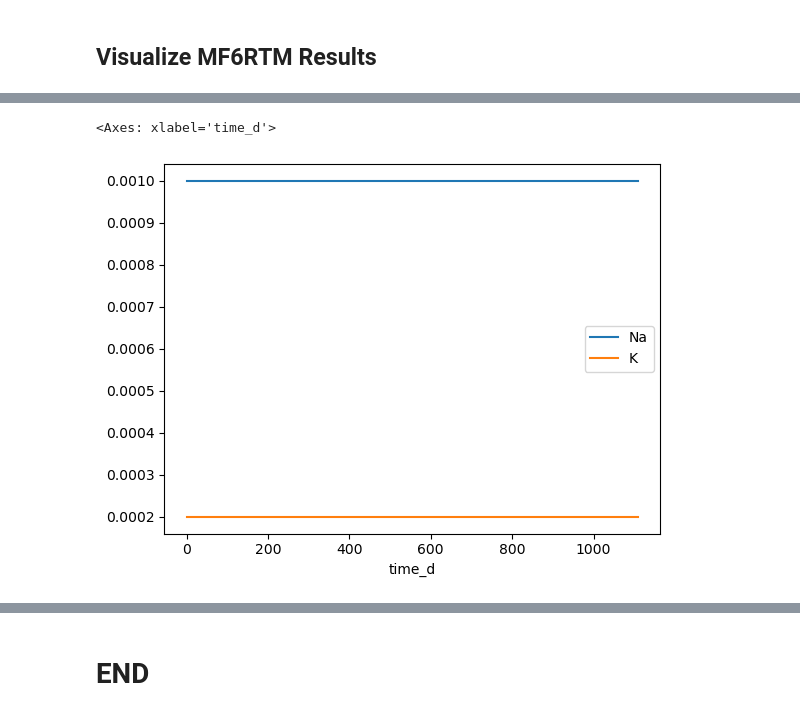
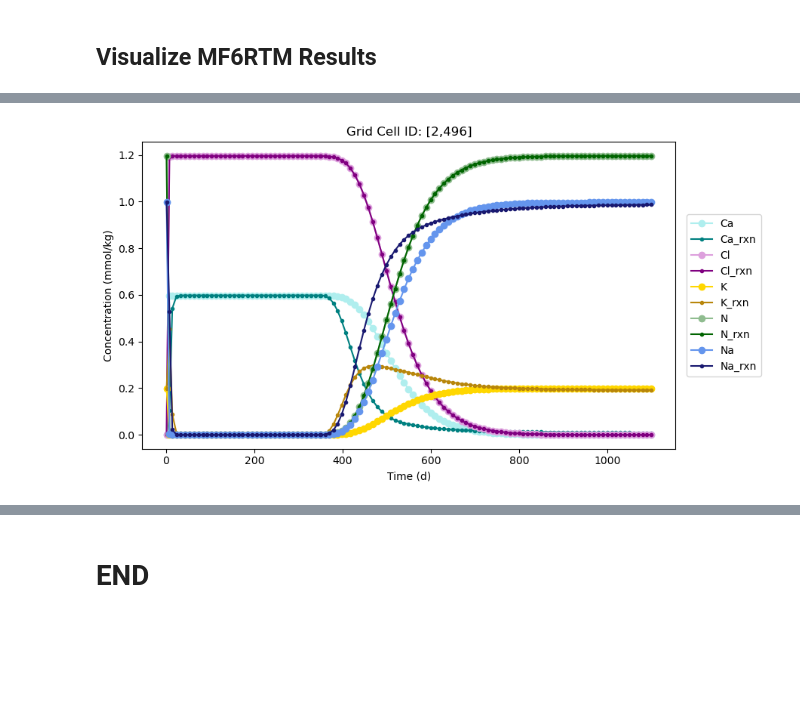
Before and after one commit to LimnoTech/mf6rtm-asr-example, a Jupyter notebook: sims/sim01-ex11/ex11_setup.ipynb, the cells around one changed output, grey strips where cells are left out. Cells and saved outputs as stored; diff of their text form; code cells hidden in the pictures; blank space fills up the shorter version.

```diff
--- a/sims/sim01-ex11/ex11_setup.ipynb
+++ b/sims/sim01-ex11/ex11_setup.ipynb
@@ -1573,4 +1318,13 @@ Solution finished at 2025-12-19 18:35:32. Running time:      1.117 mins
 True
 # %% [markdown]
 ## Visualize MF6RTM Results
+# %%
+# read in mf6 conc results
+sim_rxn = flopy.mf6.MFSimulation.load(
+    sim_ws=sim_ws,
+    exe_name=mf6_exe,  #'mf6',
+    verbosity_level=0,
+)
+conc_rxn = utils.get_concentrations(sim_rxn, component_name_l)
+times_c_rxn = utils.get_times_c(sim_rxn, component_name_l)
 # %%
@@ -1633,6 +1367,21 @@ Name: cell, Length: 577920, dtype: float64
-# %%
-cell_num = 510
-sout_df[(sout_df.cell == cell_num)].plot(y=['Na', 'K'], logy=False)
-# %% [output]
-<Axes: xlabel='time_d'>
-[figure, removed]
+# %%
+# plot mf6 transport only, mf6 conc with rxn, and phreeqc
+k = 2 #wel_lay  # layer index
+cnum = 496 #wel_cellnum  # cell number
+colors_c     = ['paleturquoise','plum','gold','darkseagreen','cornflowerblue']
+colors_c_rxn = ['teal','purple','darkgoldenrod','darkgreen','midnightblue']
+f = 101 # Figure Number
+for c in range(len(component_name_l)):
+    if c>=3:
+        # print(component_name_l[c])
+        fig = plt.figure(num=f, figsize=(9, 5))
+        plt.plot(times_c[c], conc[c][:, k, 0, cnum], color=colors_c[c-3],label=component_name_l[c],marker='.',markersize=12)
+        plt.plot(times_c_rxn[c], conc_rxn[c][:, k, 0, cnum], color=colors_c_rxn[c-3], label=component_name_l[c]+'_rxn',marker='.')
+        plt.title("Grid Cell ID: [" + str(k) + "," + str(cnum) + "]")
+        leg = plt.legend(loc='center right', bbox_to_anchor=(1.17, 0.5))
+plt.xlabel('Time (d)')
+plt.ylabel('Concentration (mmol/kg)')
+plt.tight_layout()
+plt.show()
+# %% [output]
+[figure, added]
```
Also changed, not shown: parts of 37 cells of this notebook, 2 other files.
